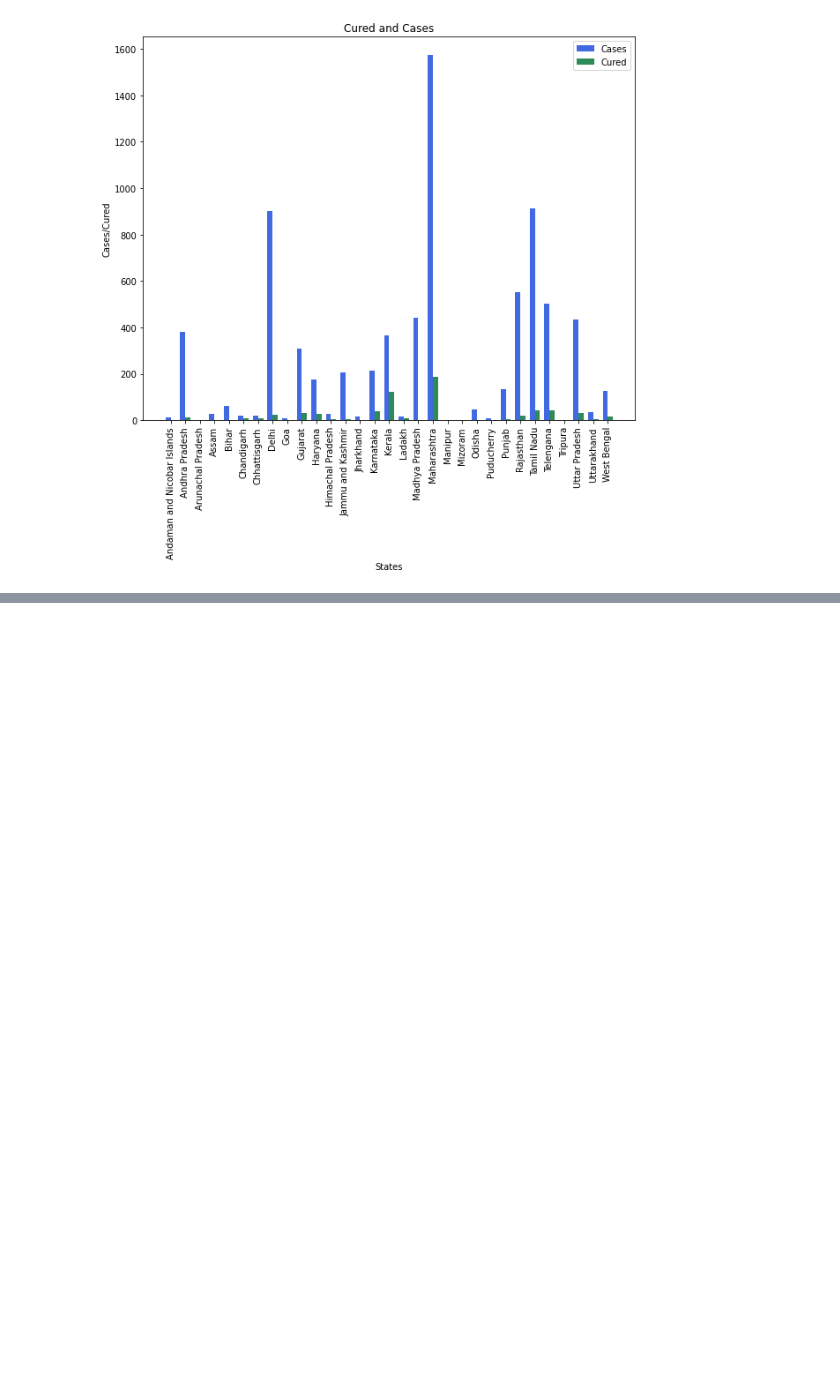
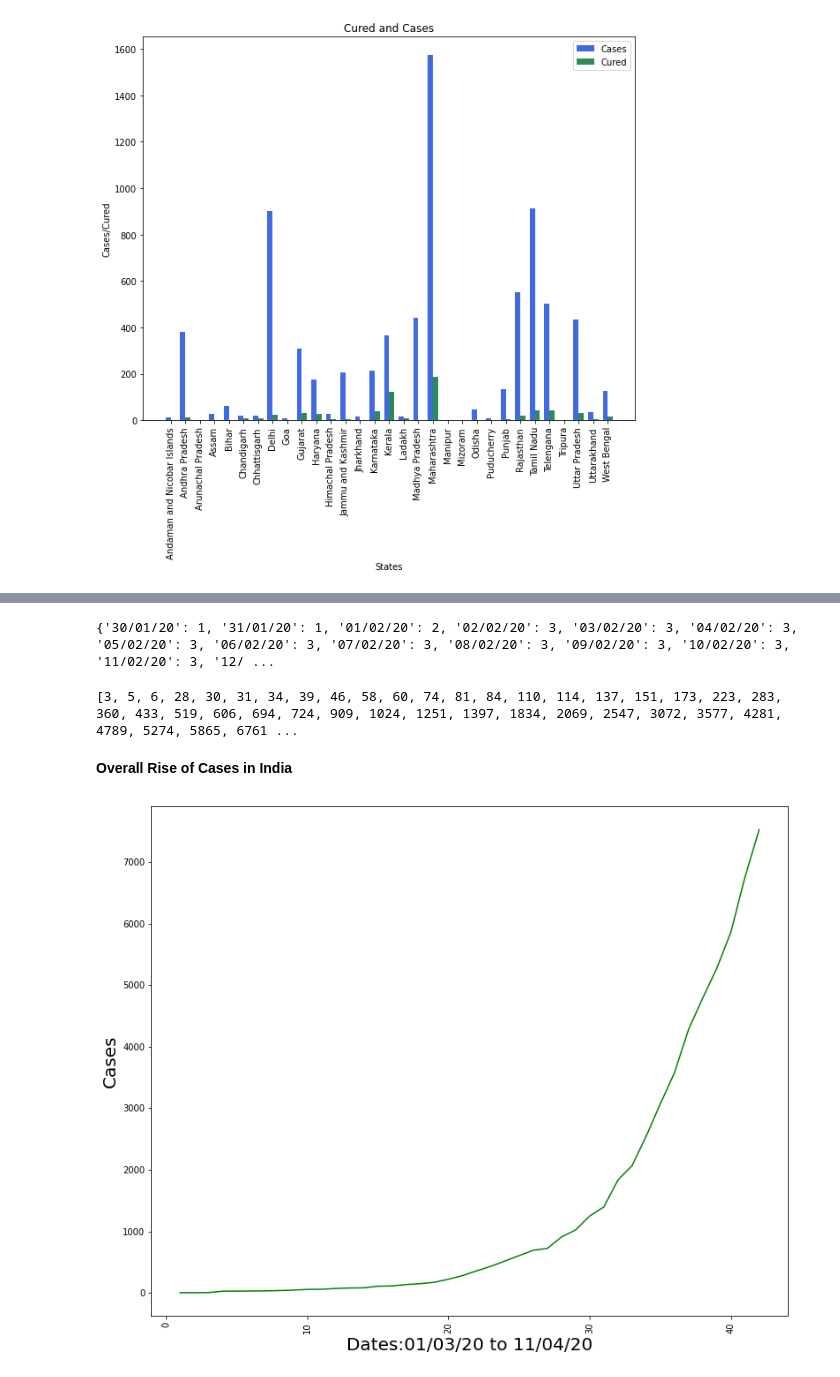
Before and after one commit to ShrayankM/Covid-19-India-Analysis, a Jupyter notebook: Covid_19_India_2.ipynb, the cells around one changed output, grey strips where cells are left out. Cells and saved outputs as stored; diff of their text form; code cells hidden in the pictures; blank space fills up the shorter version.

```diff
--- a/Covid_19_India_2.ipynb
+++ b/Covid_19_India_2.ipynb
@@ -159,0 +169,37 @@ plt.show()
+# %%
+for date in dates_india_set:
+    dates_cases[date] = sum(cases_india[dates_india == date])
+# %%
+from datetime import datetime
+dates_list = list(dates_cases.keys())
+dates_list.sort(key=lambda date: datetime.strptime(date,"%d/%m/%y"))
+# %%
+sorted_growth_dict = dict()
+for date in dates_list:
+    sorted_growth_dict[date] = dates_cases[date]
+# %%
+print(sorted_growth_dict)
+# %% [output]
+{'30/01/20': 1, '31/01/20': 1, '01/02/20': 2, '02/02/20': 3, '03/02/20': 3, '04/02/20': 3, '05/02/20': 3, '06/02/20': 3, '07/02/20': 3, '08/02/20': 3, '09/02/20': 3, '10/02/20': 3, '11/02/20': 3, '12/ ...
+# %%
+cases_count_March_April = list(sorted_growth_dict.values())
+cases_count_March_April = cases_count_March_April[31:]
+# %%
+print(cases_count_March_April)
+# %% [output]
+[3, 5, 6, 28, 30, 31, 34, 39, 46, 58, 60, 74, 81, 84, 110, 114, 137, 151, 173, 223, 283, 360, 433, 519, 606, 694, 724, 909, 1024, 1251, 1397, 1834, 2069, 2547, 3072, 3577, 4281, 4789, 5274, 5865, 6761 ...
+# %% [markdown]
+**Overall Rise of Cases in India**
+# %%
+fig = plt.figure()
+ax = fig.add_axes([0,0,1,1])
+dates = np.arange(1,len(sorted_growth_dict.keys())-30,1)
+cases = cases_count_March_April
+ax.plot(dates,cases,color='green')
+plt.xlabel('Dates:01/03/20 to 11/04/20', fontsize=20)
+plt.ylabel('Cases', fontsize=20)
+plt.xticks(rotation=90)
+plt.gcf().set_size_inches([10,8])
+plt.show()
+# %% [output]
+[figure, added]
```
Also changed, not shown: parts of 23 cells of this notebook.
